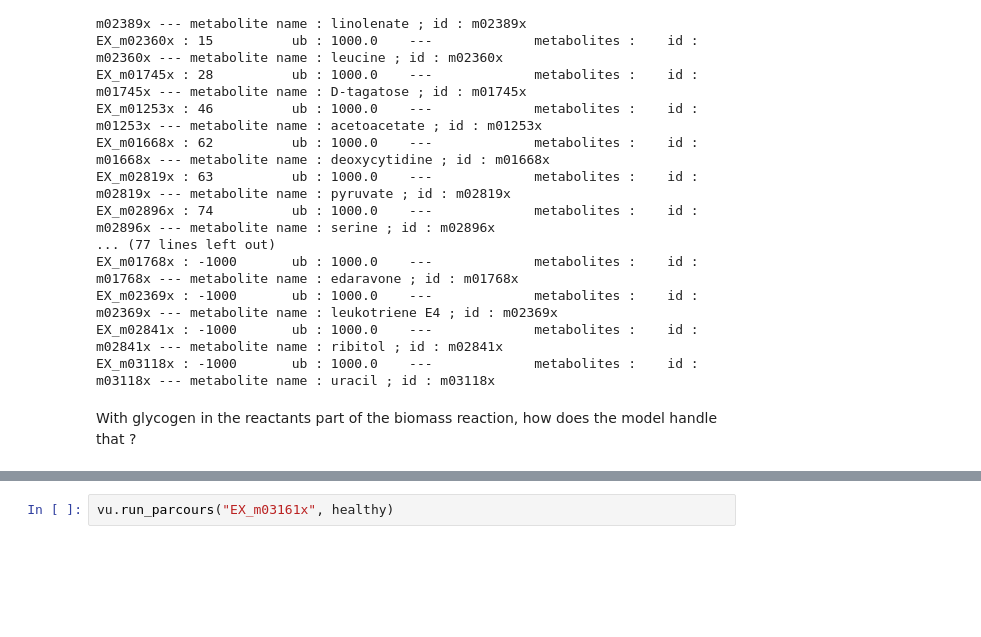
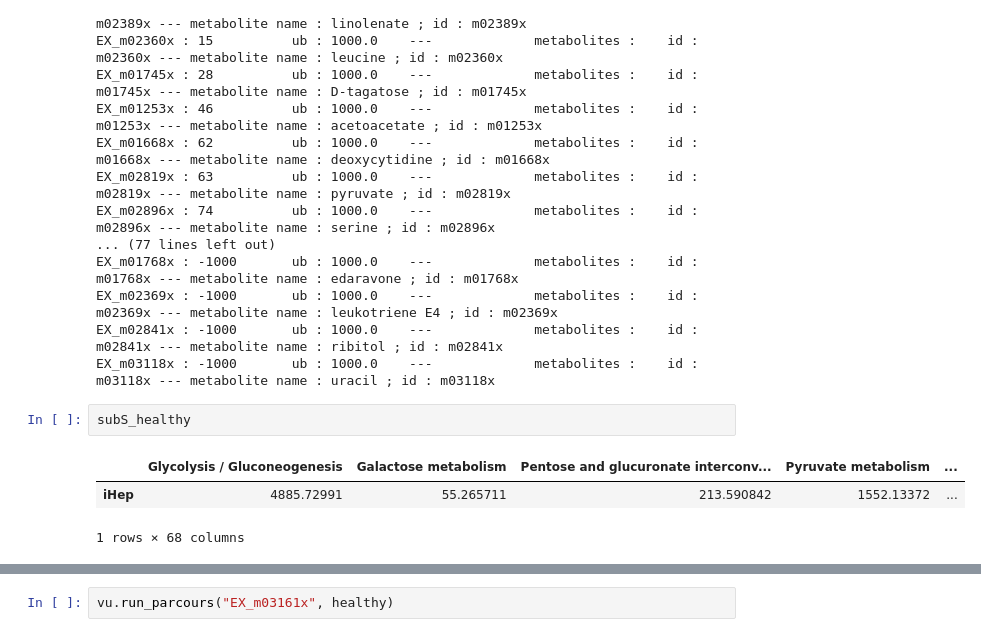
Before and after one commit to JoPkb/RBA_cutsets, a Jupyter notebook: models_analysis/code/healthy_biomass.ipynb, the cells around one changed output, grey strips where cells are left out. Cells and saved outputs as stored; diff of their text form; blank space fills up the shorter version.

Commit message:
Models validation and analysis

```diff
--- a/code/healthy_biomass.ipynb
+++ b/models_analysis/code/healthy_biomass.ipynb
@@ -138,5 +149,9 @@ EX_m01768x : -1000       ub : 1000.0    ---             metabolites :    id : m0
 EX_m02369x : -1000       ub : 1000.0    ---             metabolites :    id : m02369x --- metabolite name : leukotriene E4 ; id : m02369x
 EX_m02841x : -1000       ub : 1000.0    ---             metabolites :    id : m02841x --- metabolite name : ribitol ; id : m02841x
 EX_m03118x : -1000       ub : 1000.0    ---             metabolites :    id : m03118x --- metabolite name : uracil ; id : m03118x
-# %% [markdown]
-With glycogen in the reactants part of the biomass reaction, how does the model handle that ?
+# %%
+subS_healthy
+# %% [output]
+|  | Glycolysis / Gluconeogenesis | Galactose metabolism | Pentose and glucuronate interconv... | Pyruvate metabolism | ... |
+| iHep | 4885.72991 | 55.265711 | 213.590842 | 1552.13372 | ... |
+1 rows × 68 columns
```
Also changed, not shown: parts of 6 cells of this notebook, 20 other files.
